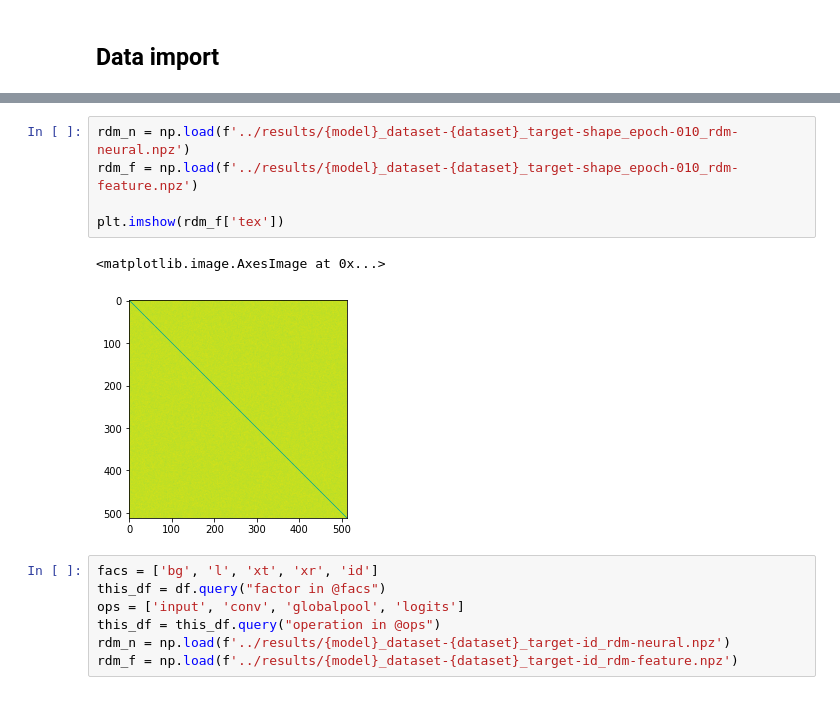
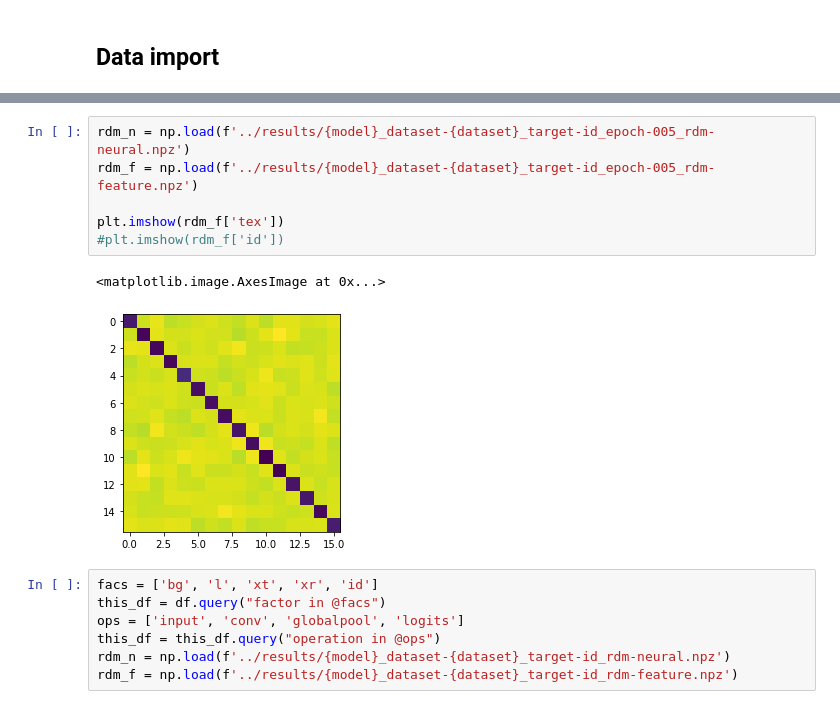
Before and after one commit to lukassnoek/deep-gmf, a Jupyter notebook: notebooks/figures.ipynb, the cells around one changed output, grey strips where cells are left out. Drawn from its saved outputs; the diff is of its cells as text.

```diff
--- a/notebooks/figures.ipynb
+++ b/notebooks/figures.ipynb
@@ -33,11 +67,12 @@ ax.set_xlim(-.05, df['op_nr'].max() + 1)
 # %%
-rdm_n = np.load(f'../results/{model}_dataset-{dataset}_target-shape_epoch-010_rdm-neural.npz')
-rdm_f = np.load(f'../results/{model}_dataset-{dataset}_target-shape_epoch-010_rdm-feature.npz')
+rdm_n = np.load(f'../results/{model}_dataset-{dataset}_target-id_epoch-005_rdm-neural.npz')
+rdm_f = np.load(f'../results/{model}_dataset-{dataset}_target-id_epoch-005_rdm-feature.npz')
 
 plt.imshow(rdm_f['tex'])
+#plt.imshow(rdm_f['id'])
 # %% [output]
 <matplotlib.image.AxesImage at 0x...>
-[figure, old version]
+[figure, new version]
 # %%
 facs = ['bg', 'l', 'xt', 'xr', 'id']
 this_df = df.query("factor in @facs")
```
Also changed, not shown: parts of 4 cells of this notebook, 6 other files.
